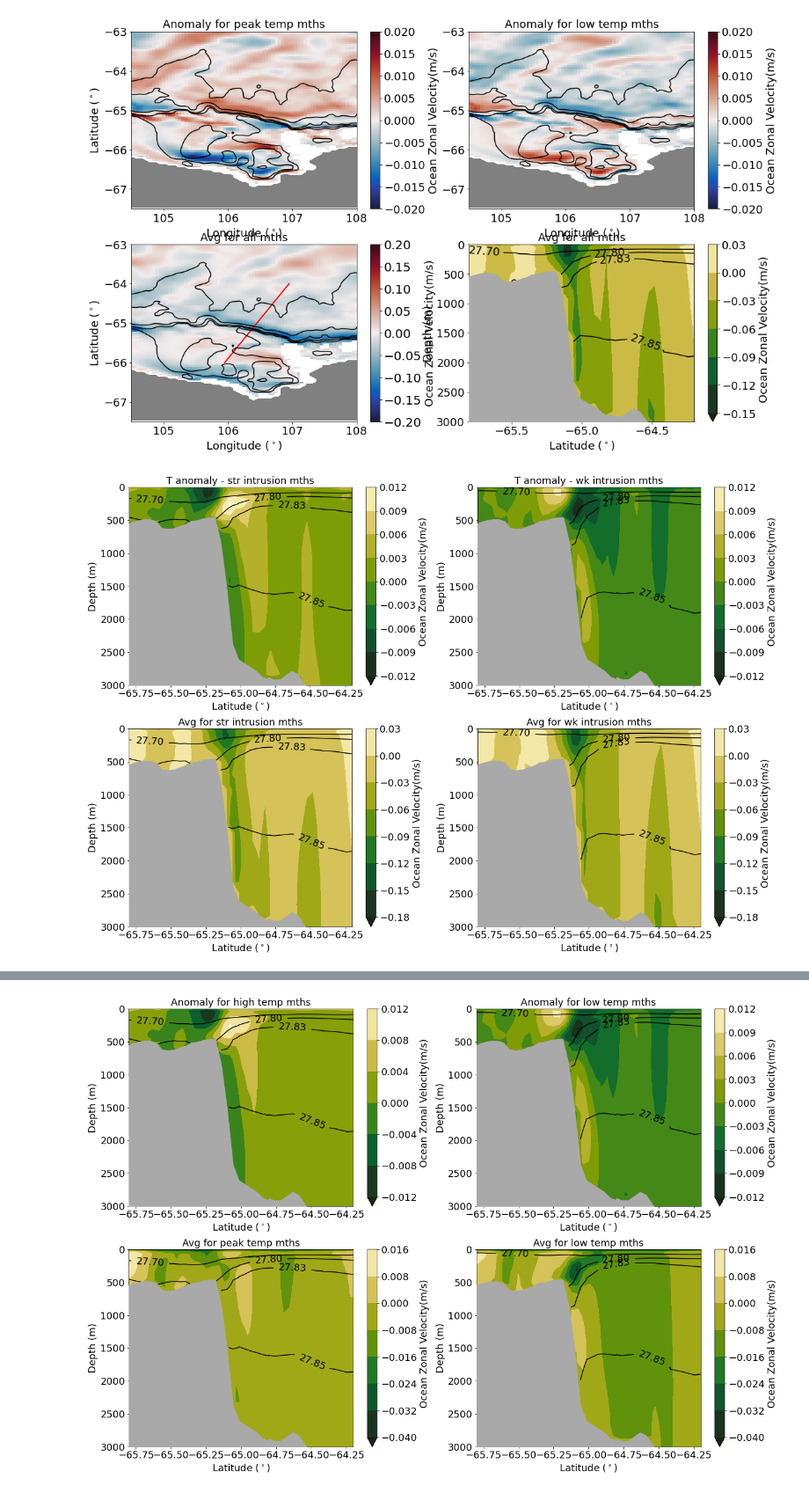
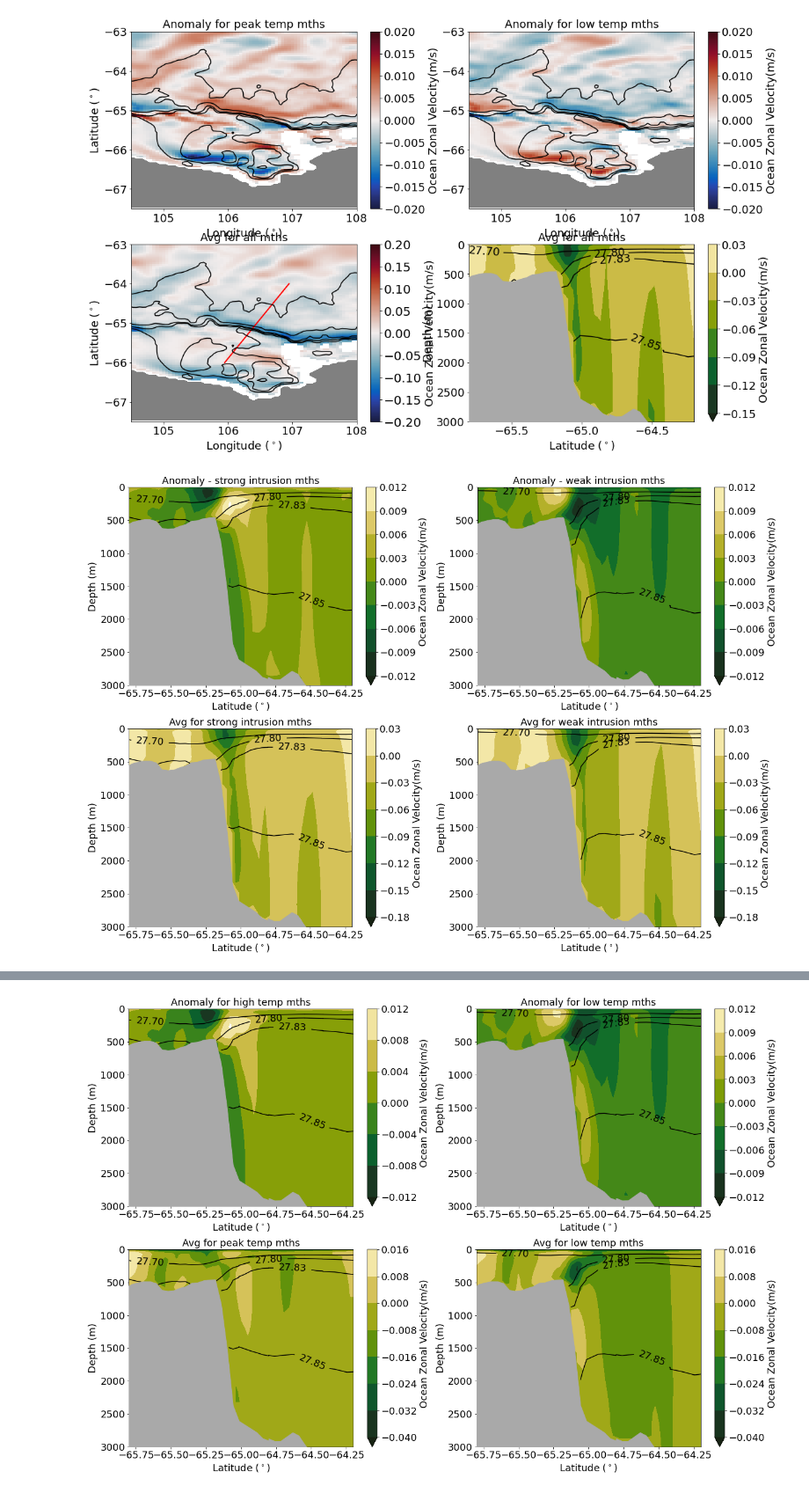
Before and after one commit to ribeiron/ScriptsChapter3, a Jupyter notebook: Fig10.ipynb, the cells around one changed output, grey strips where cells are left out. Shown at 88% size. Cells and saved outputs as stored; diff of their text form; code cells hidden in the pictures.

```diff
--- a/Fig10.ipynb
+++ b/Fig10.ipynb
@@ -898,7 +893,7 @@ plt.ylim((3000,0))
 plt.xlim((-65.8,-64.2))
 plt.ylabel('Depth (m)',fontsize=fontsize)
 plt.xlabel('Latitude ($^\circ$)',fontsize=fontsize)
-plt.title('T anomaly - str intrusion mths',fontsize=fontsize)
+plt.title('Anomaly - strong intrusion mths',fontsize=fontsize)
 # colorbar:
 #cbar=plt.colorbar(pcm, ticks = ticks,pad=.03)
 cbar=plt.colorbar()
@@ -927,7 +922,7 @@ plt.ylim((3000,0))
 plt.xlim((-65.8,-64.2))
 plt.ylabel('Depth (m)',fontsize=fontsize)
 plt.xlabel('Latitude ($^\circ$)',fontsize=fontsize)
-plt.title('T anomaly - wk intrusion mths',fontsize=fontsize)
+plt.title('Anomaly - weak intrusion mths',fontsize=fontsize)
 # colorbar:
 #cbar=plt.colorbar(pcm, ticks = ticks,pad=.03)
 cbar=plt.colorbar()
@@ -961,7 +956,7 @@ plt.ylim((3000,0))
 plt.xlim((-65.8,-64.2))
 plt.ylabel('Depth (m)',fontsize=fontsize)
 plt.xlabel('Latitude ($^\circ$)',fontsize=fontsize)
-plt.title('Avg for str intrusion mths',fontsize=fontsize)
+plt.title('Avg for strong intrusion mths',fontsize=fontsize)
 # colorbar:
 #cbar=plt.colorbar(pcm, ticks = ticks,pad=.03)
 cbar=plt.colorbar()
@@ -989,32 +984,32 @@ pcm = plt.contourf(uspeed_trans_bt2.yu_ocean,uspeed_trans_bt2.st_ocean,uspeed_tr
 
 plt.tick_params(labelsize=fontsize)
 plt.gca().invert_yaxis()
 # set depth and latitude limits of plot:
 plt.ylim((3000,0))
 plt.xlim((-65.8,-64.2))
 plt.ylabel('Depth (m)',fontsize=fontsize)
 plt.xlabel('Latitude ($^\circ$)',fontsize=fontsize)
-plt.title('Avg for wk intrusion mths',fontsize=fontsize)
+plt.title('Avg for weak intrusion mths',fontsize=fontsize)
 # colorbar:
 #cbar=plt.colorbar(pcm, ticks = ticks,pad=.03)
 cbar=plt.colorbar()
 cbar.ax.tick_params(labelsize=fontsize)
 cbar.set_label(r'Ocean Zonal Velocity(m/s)', fontsize = fontsize,labelpad=5)
 
 # plot density contours:
 cont = plt.contour(sigma0_bt.yt_ocean,sigma0_bt.st_ocean,sigma0_bt,density_contours,
            colors='k',zorder=2 ,fontsize=fontsize)
 plt.clabel(cont, inline=1, fontsize=fontsize,fmt='%1.2f')
 
 # plot land:
 plt.fill_between(ht_transect.yt_ocean,ht_transect,6000,zorder=3,color='darkgrey')
 
 ##
 fig.tight_layout()
 
 #fig.tight_layout()
 figdir = '/g/data/v45/ns3783/ScriptsChapter3/Figures/'
 filestr = figdir+'/Fig10extra_ASC_rolling_mean_only.png'
 plt.savefig(filestr,dpi=600,bbox_inches='tight')
 # %% [output]
-[figure, old version]
+[figure, new version]
```
Also changed, not shown: parts of 7 cells of this notebook, 6 other files.
